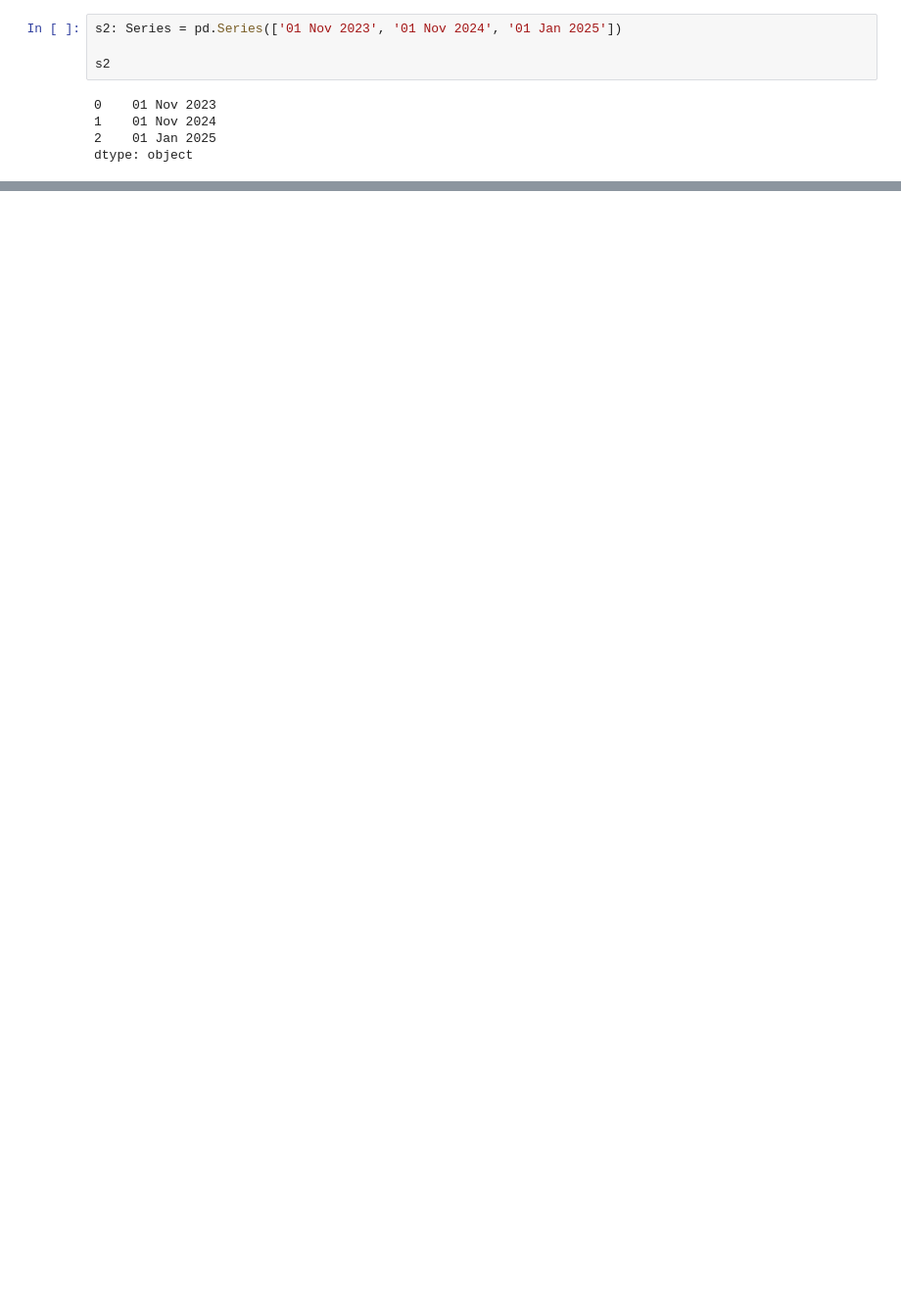
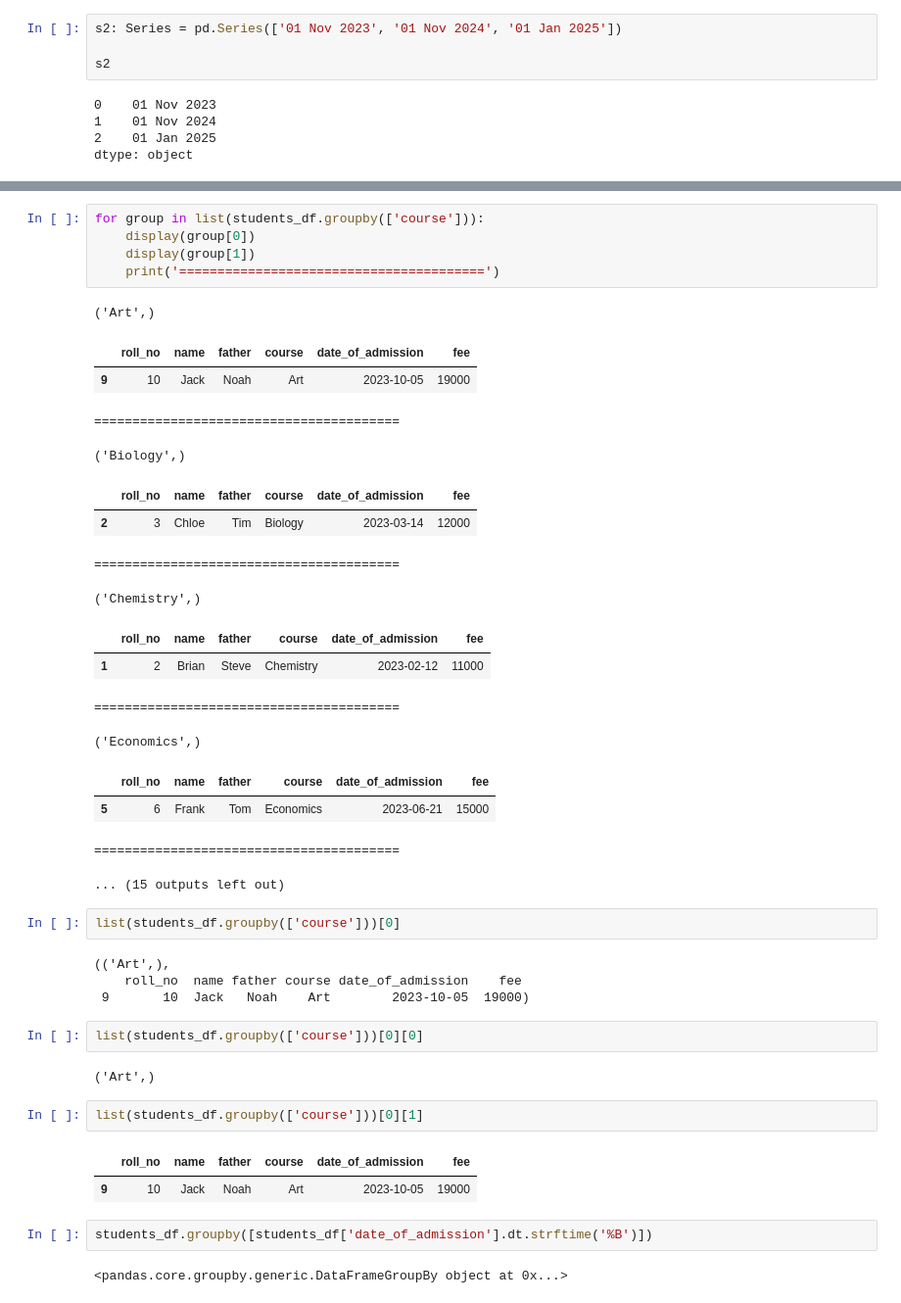
Before and after one commit to Usama1190/modern-python, a Jupyter notebook: py19/class19.ipynb, the cells around one changed output, grey strips where cells are left out. Shown: that part at 98% size. Saved outputs shown, nothing was run; the diff lists cells and outputs as text; blank space fills up the shorter version.

Commit message:
Keep learning on pandas and its mathods

```diff
--- a/py19/class19.ipynb
+++ b/py19/class19.ipynb
@@ -731,0 +853,42 @@ TypeError: descriptor 'strftime' for 'datetime.date' objects doesn't apply to a
+# %%
+for group in list(students_df.groupby(['course'])):
+    display(group[0])
+    display(group[1])
+    print('========================================')
+# %% [output]
+('Art',)
+|  | roll_no | name | father | course | date_of_admission | fee |
+| 9 | 10 | Jack | Noah | Art | 2023-10-05 | 19000 |
+========================================
+('Biology',)
+|  | roll_no | name | father | course | date_of_admission | fee |
+| 2 | 3 | Chloe | Tim | Biology | 2023-03-14 | 12000 |
+========================================
+('Chemistry',)
+|  | roll_no | name | father | course | date_of_admission | fee |
+| 1 | 2 | Brian | Steve | Chemistry | 2023-02-12 | 11000 |
+========================================
+('Economics',)
+|  | roll_no | name | father | course | date_of_admission | fee |
+| 5 | 6 | Frank | Tom | Economics | 2023-06-21 | 15000 |
+========================================
+... (15 outputs left out)
+# %%
+list(students_df.groupby(['course']))[0]
+# %% [output]
+(('Art',),
+    roll_no  name father course date_of_admission    fee
+ 9       10  Jack   Noah    Art        2023-10-05  19000)
+# %%
+list(students_df.groupby(['course']))[0][0]
+# %% [output]
+('Art',)
+# %%
+list(students_df.groupby(['course']))[0][1]
+# %% [output]
+|  | roll_no | name | father | course | date_of_admission | fee |
+| 9 | 10 | Jack | Noah | Art | 2023-10-05 | 19000 |
+# %%
+students_df.groupby([students_df['date_of_admission'].dt.strftime('%B')])
+# %% [output]
+<pandas.core.groupby.generic.DataFrameGroupBy object at 0x...>
```
Also changed, not shown: parts of 15 cells of this notebook.
